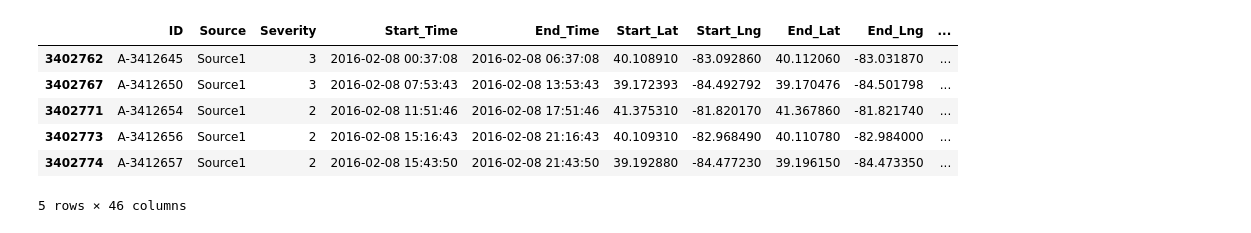
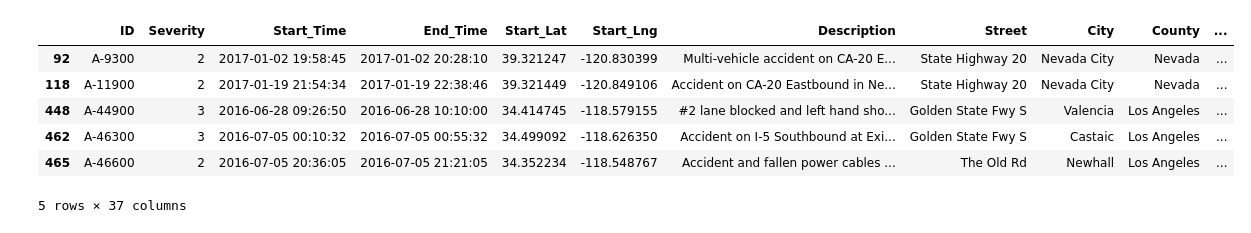
Before and after one commit to mascee/Traffic-Accidents, a Jupyter notebook: traffic.ipynb, the cells around one changed output. Saved outputs shown, nothing was run; the diff lists cells and outputs as text; code cells hidden in the pictures.

```diff
--- a/traffic.ipynb
+++ b/traffic.ipynb
@@ -59,13 +58,12 @@ kaggle_df_copy.head()
-# %%
-kaggle_df_cleaned = kaggle_df.dropna()
-
-# Display the first few rows of the cleaned DataFrame
-kaggle_df_cleaned.head()
-# %% [output]
-|  | ID | Source | Severity | Start_Time | End_Time | Start_Lat | Start_Lng | End_Lat | End_Lng | ... |
-| 3402762 | A-3412645 | Source1 | 3 | 2016-02-08 00:37:08 | 2016-02-08 06:37:08 | 40.108910 | -83.092860 | 40.112060 | -83.031870 | ... |
-| 3402767 | A-3412650 | Source1 | 3 | 2016-02-08 07:53:43 | 2016-02-08 13:53:43 | 39.172393 | -84.492792 | 39.170476 | -84.501798 | ... |
-| 3402771 | A-3412654 | Source1 | 2 | 2016-02-08 11:51:46 | 2016-02-08 17:51:46 | 41.375310 | -81.820170 | 41.367860 | -81.821740 | ... |
-| 3402773 | A-3412656 | Source1 | 2 | 2016-02-08 15:16:43 | 2016-02-08 21:16:43 | 40.109310 | -82.968490 | 40.110780 | -82.984000 | ... |
-| 3402774 | A-3412657 | Source1 | 2 | 2016-02-08 15:43:50 | 2016-02-08 21:43:50 | 39.192880 | -84.477230 | 39.196150 | -84.473350 | ... |
-5 rows × 46 columns
+# %%
+#Delete all NaN data
+US_Accidents_cleaned = US_Accidents_df_copy.dropna()
+US_Accidents_cleaned.head()
+# %% [output]
+|  | ID | Severity | Start_Time | End_Time | Start_Lat | Start_Lng | Description | Street | City | County | ... |
+| 92 | A-9300 | 2 | 2017-01-02 19:58:45 | 2017-01-02 20:28:10 | 39.321247 | -120.830399 | Multi-vehicle accident on CA-20 E... | State Highway 20 | Nevada City | Nevada | ... |
+| 118 | A-11900 | 2 | 2017-01-19 21:54:34 | 2017-01-19 22:38:46 | 39.321449 | -120.849106 | Accident on CA-20 Eastbound in Ne... | State Highway 20 | Nevada City | Nevada | ... |
+| 448 | A-44900 | 3 | 2016-06-28 09:26:50 | 2016-06-28 10:10:00 | 34.414745 | -118.579155 | #2 lane blocked and left hand sho... | Golden State Fwy S | Valencia | Los Angeles | ... |
+| 462 | A-46300 | 3 | 2016-07-05 00:10:32 | 2016-07-05 00:55:32 | 34.499092 | -118.626350 | Accident on I-5 Southbound at Exi... | Golden State Fwy S | Castaic | Los Angeles | ... |
+| 465 | A-46600 | 2 | 2016-07-05 20:36:05 | 2016-07-05 21:21:05 | 34.352234 | -118.548767 | Accident and fallen power cables ... | The Old Rd | Newhall | Los Angeles | ... |
+5 rows × 37 columns
```
Also changed, not shown: parts of 13 cells of this notebook, 1 other file.
